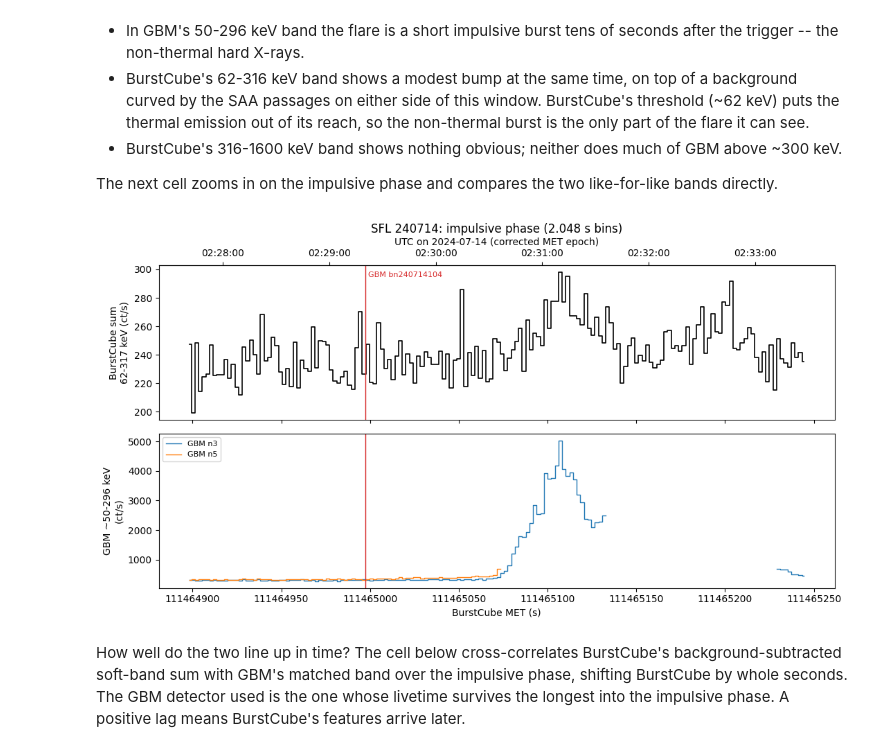
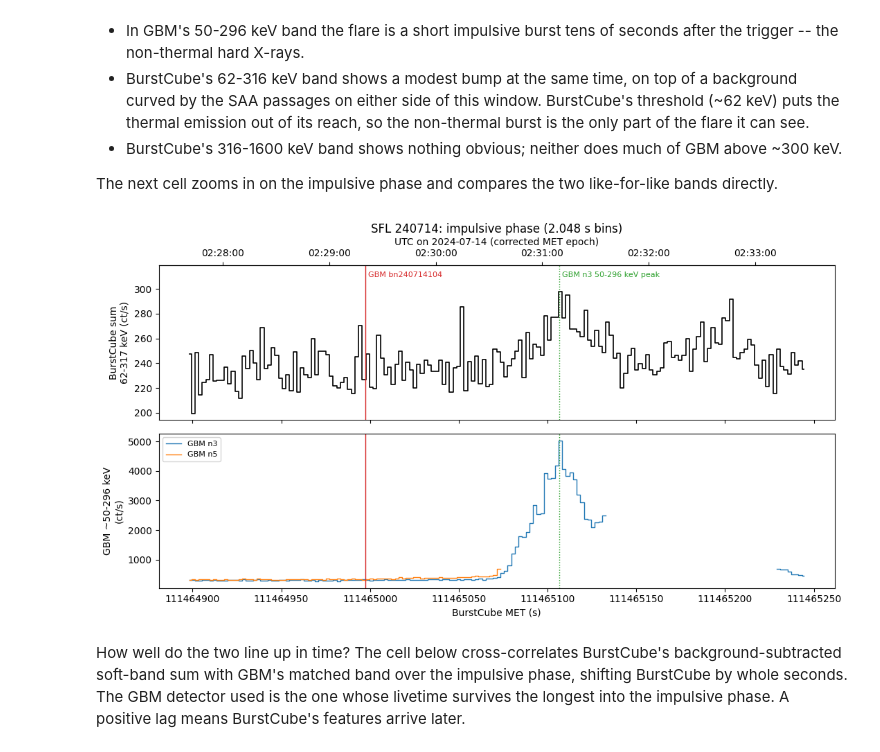
Before and after one commit to israelmcmc-ai/gdt-burstcube, a Jupyter notebook: docs/notebooks/5_sfl_240714_bc_240711.ipynb, the cells around one changed output. Saved outputs shown, nothing was run; the diff lists cells and outputs as text; code cells hidden in the pictures.

```diff
--- a/docs/notebooks/5_sfl_240714_bc_240711.ipynb
+++ b/docs/notebooks/5_sfl_240714_bc_240711.ipynb
@@ -297,0 +307,20 @@ GBM n5: livetime below 50% between +77 and +615 s rel. trigger (8185 CTIME bins)
+# %%
+peak_det = max(ctimes, key=lambda det: gbm_rates(ctimes[det], np.array([sfl_span[0], sfl_span[1]]),
+                                                 GBM_MATCHED, sfl_t0)[1].min())
+for det, ctime in ctimes.items():
+    first_masked = gbm_rates(ctime, np.array([sfl_span[0], sfl_span[1]]), GBM_MATCHED, sfl_t0)[1]
+    first_masked = first_masked[first_masked > sfl_t0].min() - sfl_t0
+    print(f'GBM {det}: livetime first below 50% at {first_masked:+.1f} s rel. trigger')
+
+def gbm_peak(width):
+    pedges = np.arange(sfl_t0 - 100.0, sfl_t0 + 300.0, width)
+    rate = gbm_rates(ctimes[peak_det], pedges, GBM_MATCHED, sfl_t0)[0]
+    k = np.nanargmax(rate)
+    return 0.5 * (pedges[k] + pedges[k + 1]), rate[k]
+
+sfl_peak, peak_rate = gbm_peak(1.024)
+print(f'\nGBM {peak_det} ~50-296 keV peak (1.024 s bins): {peak_rate:.0f} ct/s at '
+     f'{sfl_peak - sfl_t0:+.2f} s rel. trigger')
+print(f'   = {BCTime(sfl_peak, format="burstcube").utc.isot} UTC = BurstCube MET {sfl_peak:.3f}')
+for width in (0.256, 2.048, 4.096):
+    print(f'   with {width:.3f} s bins: {gbm_peak(width)[0] - sfl_t0:+.2f} s')
@@ -350,25 +393,28 @@ like-for-like bands directly.
 # %%
 zoom = (sfl_t0 - 100.0, sfl_t0 + 250.0)
 zedges = np.arange(zoom[0], zoom[1], 2.048)
 zc = 0.5 * (zedges[:-1] + zedges[1:])
 bc_soft = coarse_rates(sfl_cbds, zedges, SOFT)['sum']
 
 fig, axes = plt.subplots(2, 1, figsize=(11, 6), sharex=True)
 axes[0].step(zc, bc_soft, where='mid', color='k', lw=1.2)
 axes[0].set_ylabel(f'BurstCube sum\n{band_label(SOFT)} (ct/s)')
 for det, ctime in ctimes.items():
     axes[1].step(zc, gbm_rates(ctime, zedges, GBM_MATCHED, sfl_t0)[0],
                  where='mid', lw=1.0, label=f'GBM {det}')
 axes[1].set_ylabel('GBM ~50-296 keV\n(ct/s)')
 axes[1].legend(fontsize=8, loc='upper left')
 mark(axes, sfl_t0, f'GBM {flare_name}', color='C3', lw=1.0)
+mark(axes, sfl_peak, f'GBM {peak_det} 50-296 keV peak', color='C2', lw=1.0, ls=':')
+bottom, top = axes[0].get_ylim()
+axes[0].set_ylim(bottom, top + 0.15 * (top - bottom))  # room for the labels
 axes[0].set_title('SFL 240714: impulsive phase (2.048 s bins)', pad=34)
 finish_met_axis(axes[-1])
 add_utc_axis(axes[0])
 fig.tight_layout()
 plt.show()
 # %% [output]
-[figure, old version]
+[figure, new version]
 # %% [markdown]
 How well do the two line up in time? The cell below cross-correlates
 BurstCube's background-subtracted soft-band sum with GBM's matched band over
```
Also changed, not shown: parts of 6 cells of this notebook.
